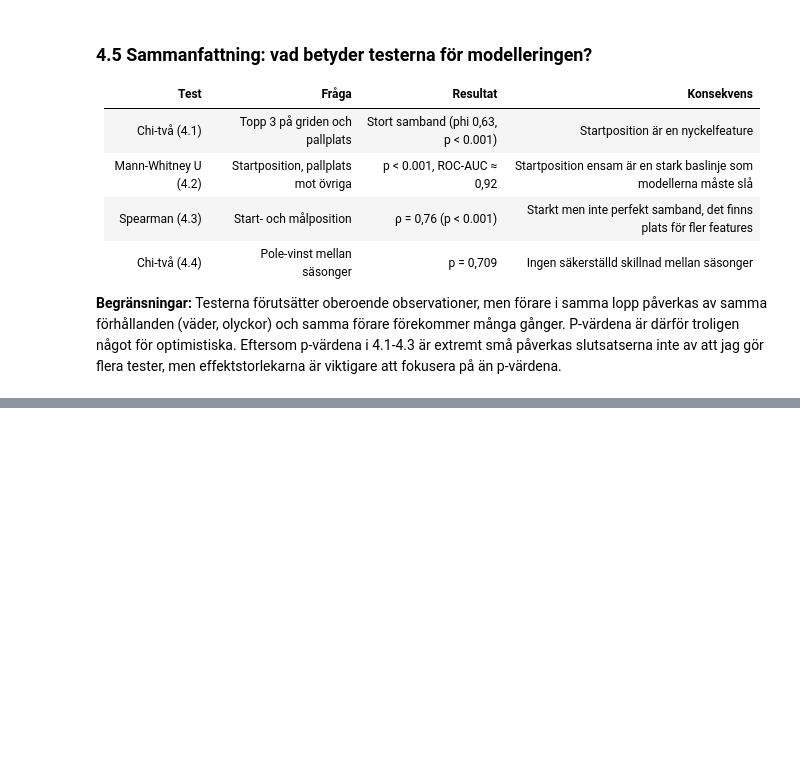
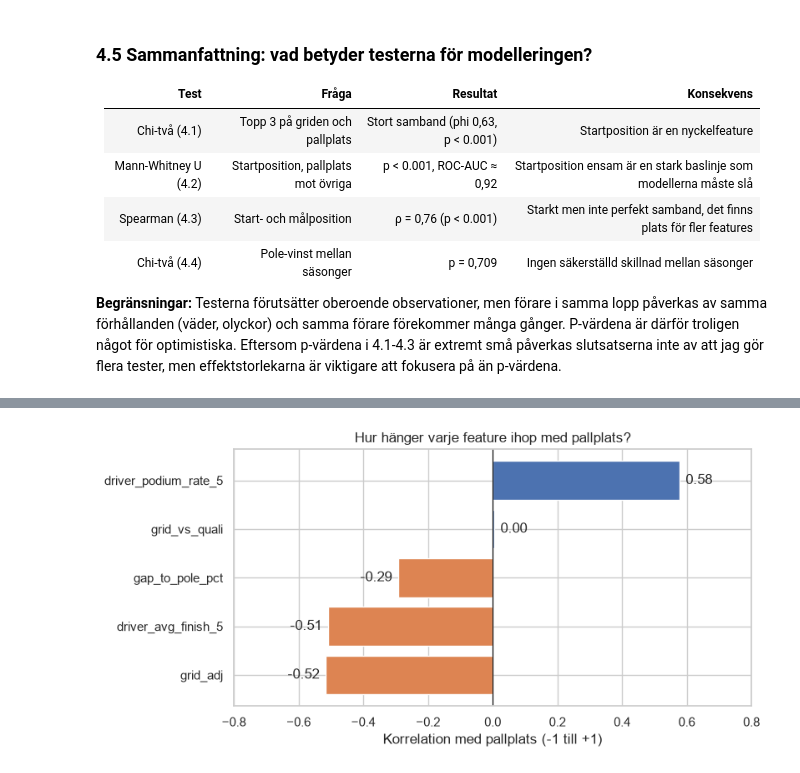
Before and after one commit to felixalfred/f1-podium-prediction, a Jupyter notebook: notebooks/f1_podium_prediction.ipynb, the cells around one changed output, grey strips where cells are left out. Cells and saved outputs as stored; diff of their text form; code cells hidden in the pictures; blank space fills up the shorter version.

Commit message:
Diagram över korrelationer mellan features och pallplats

```diff
--- a/notebooks/f1_podium_prediction.ipynb
+++ b/notebooks/f1_podium_prediction.ipynb
@@ -618,0 +721,22 @@ Minsta förväntade antal i en ruta: 6.9
+# %%
+# Hela historiken, med datum, så att formen kan räknas över säsongsgränser
+full = results.merge(races[["raceId", "year", "date"]], on="raceId", how="left")
+full["date"] = pd.to_datetime(full["date"])
+full["podium"] = (full["position"] <= 3).astype(int)
+
+# Några gamla lopp har samma förare två gånger (delad bil): behåll en rad
+full = full.drop_duplicates(["raceId", "driverId"])
+
+# Sortera i tidsordning per förare
+full = full.sort_values(["driverId", "date", "raceId"])
+
+# Snitt över de 5 föregående loppen (shift(1) utesluter det aktuella loppet)
+by_driver = full.groupby("driverId")
+full["driver_avg_finish_5"] = by_driver["positionOrder"].transform(
+    lambda s: s.shift(1).rolling(5, min_periods=3).mean())
+full["driver_podium_rate_5"] = by_driver["podium"].transform(
+    lambda s: s.shift(1).rolling(5, min_periods=3).mean())
+
+# Lägg till i analystabellen
+df = df.merge(full[["raceId", "driverId", "driver_avg_finish_5", "driver_podium_rate_5"]],
+              on=["raceId", "driverId"], how="left", validate="one_to_one")
@@ -618,0 +782,23 @@ Minsta förväntade antal i en ruta: 6.9
+# %%
+# De features som hittills har skapats
+features = ["grid_adj", "gap_to_pole_pct", "grid_vs_quali",
+            "driver_avg_finish_5", "driver_podium_rate_5"]
+
+# Korrelation mellan varje feature och pallplats, sorterad från minst till störst
+corr_with_podium = df[["podium"] + features].corr()["podium"].drop("podium").sort_values()
+
+# Blå = positivt samband, orange = negativt samband
+colors = ["#DD8452" if v < 0 else "#4C72B0" for v in corr_with_podium]
+
+fig, ax = plt.subplots(figsize=(8, 4))
+ax.barh(corr_with_podium.index, corr_with_podium.values, color=colors)
+ax.axvline(0, color="black", linewidth=0.8)
+ax.set_xlim(-0.8, 0.8)
+ax.set_xlabel("Korrelation med pallplats (-1 till +1)")
+ax.set_title("Hur hänger varje feature ihop med pallplats?")
+for y, v in enumerate(corr_with_podium.values):
+    ax.text(v + (0.02 if v >= 0 else -0.02), y, f"{v:.2f}",
+            va="center", ha="left" if v >= 0 else "right")
+plt.show()
+# %% [output]
+[figure, added]
```
Also changed, not shown: parts of 13 cells of this notebook.
